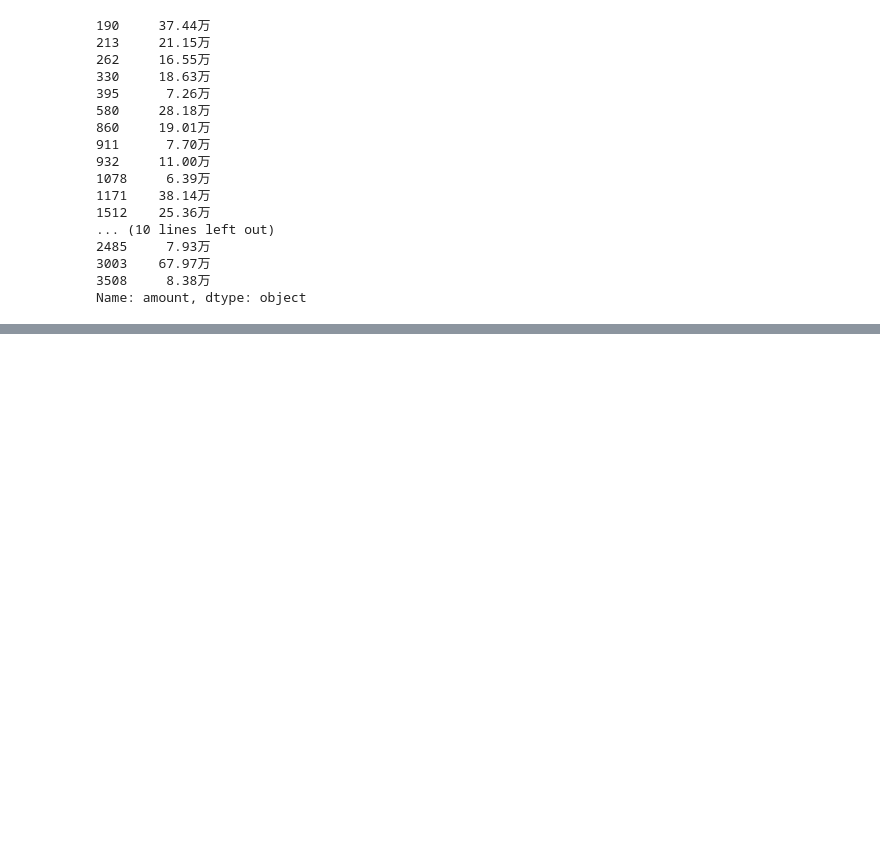
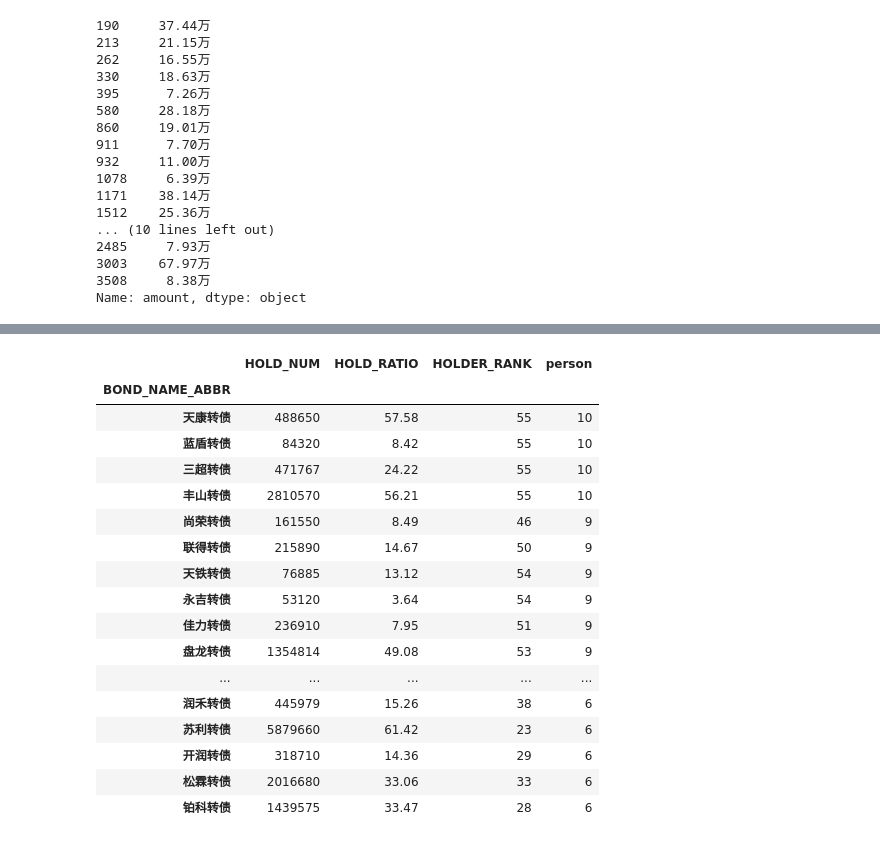
Before and after one commit to Rockyzsu/convertible_bond, a Jupyter notebook: analysis/TopTenHolding.ipynb, the cells around one changed output, grey strips where cells are left out. Saved outputs shown, nothing was run; the diff lists cells and outputs as text; code cells hidden in the pictures; blank space fills up the shorter version.

```diff
--- a/analysis/TopTenHolding.ipynb
+++ b/analysis/TopTenHolding.ipynb
@@ -691,0 +754,2 @@ count
+# %%
+df['invest_company']=df['HOLDER_NAME'].map(get_invest_company)
@@ -691,0 +770,8 @@ count
+# %%
+def private_person(x):
+    if len(x)<4:
+        return True
+    else:
+        return False
+
+df['person']=df['invest_company'].map(private_person)
@@ -691,0 +831,21 @@ count
+# %%
+df.groupby('BOND_NAME_ABBR').sum().sort_values('person',ascending=False).head(50)
+# %% [output]
+|  | HOLD_NUM | HOLD_RATIO | HOLDER_RANK | person |
+| BOND_NAME_ABBR |  |  |  |  |
+| 天康转债 | 488650 | 57.58 | 55 | 10 |
+| 蓝盾转债 | 84320 | 8.42 | 55 | 10 |
+| 三超转债 | 471767 | 24.22 | 55 | 10 |
+| 丰山转债 | 2810570 | 56.21 | 55 | 10 |
+| 尚荣转债 | 161550 | 8.49 | 46 | 9 |
+| 联得转债 | 215890 | 14.67 | 50 | 9 |
+| 天铁转债 | 76885 | 13.12 | 54 | 9 |
+| 永吉转债 | 53120 | 3.64 | 54 | 9 |
+| 佳力转债 | 236910 | 7.95 | 51 | 9 |
+| 盘龙转债 | 1354814 | 49.08 | 53 | 9 |
+| ... | ... | ... | ... | ... |
+| 润禾转债 | 445979 | 15.26 | 38 | 6 |
+| 苏利转债 | 5879660 | 61.42 | 23 | 6 |
+| 开润转债 | 318710 | 14.36 | 29 | 6 |
+| 松霖转债 | 2016680 | 33.06 | 33 | 6 |
+| 铂科转债 | 1439575 | 33.47 | 28 | 6 |
```
Also changed, not shown: parts of 62 cells of this notebook, 6 other files.
